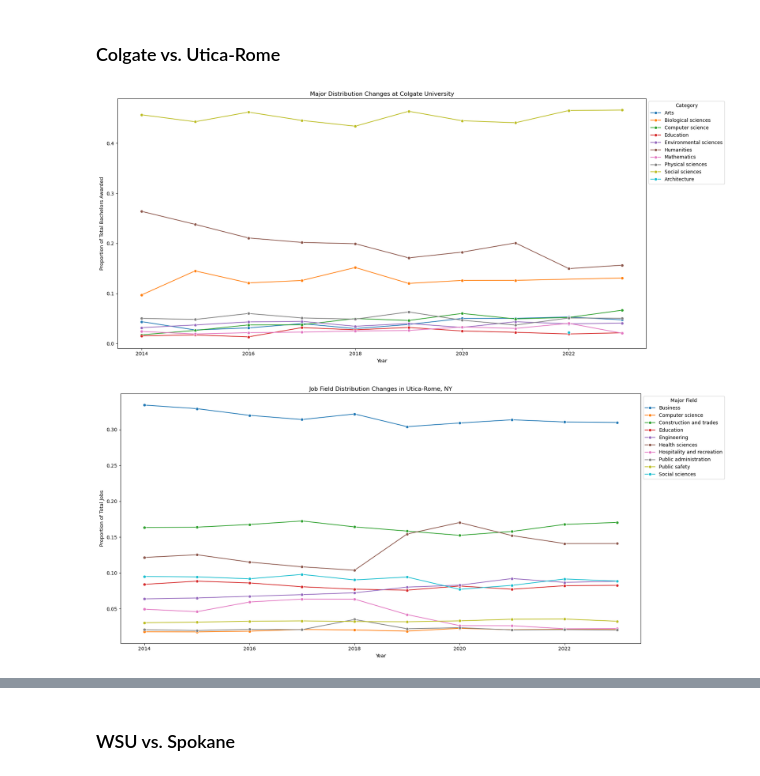
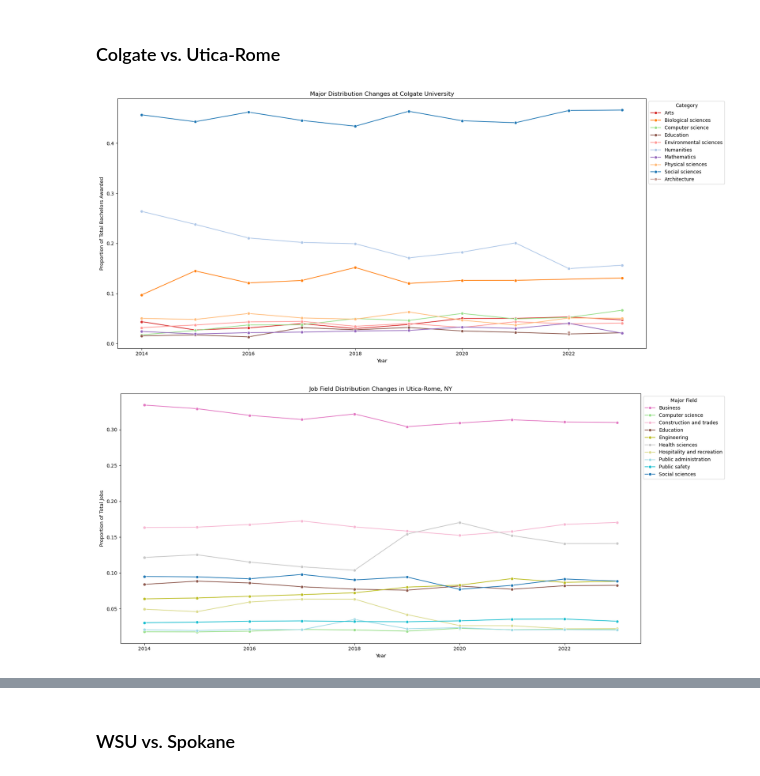
Before and after one commit to michaelhe999/COGS-108-Project, a Jupyter notebook: FinalProject_Group109-FA24.ipynb, the cells around one changed output, grey strips where cells are left out. Cells and saved outputs as stored; diff of their text form; code cells hidden in the pictures.

Commit message:
created color function and added eda analysis

```diff
--- a/FinalProject_Group109-FA24.ipynb
+++ b/FinalProject_Group109-FA24.ipynb
@@ -1060,7 +1061,7 @@ To make our analysis quicker, let's create functions that will plot graphs given
 # %%
 # This function creates a graph of the trends of the top 10 majors at a given college
 
-def college_graph(data_name, real_name):
+def college_graph(data_name, real_name, colors):
     # gets all data for the college
     majors = colleges[(colleges['College'] == data_name) & (colleges['Year'] >= 2014) & (colleges['Year'] <= 2023)].copy()
 
@@ -1078,7 +1079,7 @@ def college_graph(data_name, real_name):
 
     # create plot
     fig, ax = plt.subplots(figsize=(18, 8))
-    fig = sns.lineplot(data=major_filtered, x='Year', y='Bachelors', hue='Category', marker='o', palette='tab10')
+    fig = sns.lineplot(data=major_filtered, x='Year', y='Bachelors', hue='Category', marker='o', palette=colors)
     sns.move_legend(fig, "upper left", bbox_to_anchor=(1,1))
     ax.set_title("Major Distribution Changes at " + real_name)
     ax.set_xlabel('Year')
@@ -1089,7 +1090,7 @@ def college_graph(data_name, real_name):
 # %%
 # This function creates a graph of the trends of the top 10 job fields in a given metropolitan area
 
-def job_graph(data_name, real_name):
+def job_graph(data_name, real_name, colors):
     # gets all data for the area
     fields = jobs[(jobs['Area'] == data_name) & (jobs['Year'] >= 2014) & (jobs['Year'] <= 2023) & (jobs['Occupation Group'] == 'major')].copy()
 
@@ -1104,7 +1105,7 @@ def job_graph(data_name, real_name):
 
     # create plot
     fig, ax = plt.subplots(figsize=(18, 8))
-    fig = sns.lineplot(data=jobs_filtered, x='Year', y='Proportions', hue='Major Field', marker='o', palette='tab10')
+    fig = sns.lineplot(data=jobs_filtered, x='Year', y='Proportions', hue='Major Field', marker='o', palette=colors)
     sns.move_legend(fig, "upper left", bbox_to_anchor=(1,1))
     ax.set_title("Job Field Distribution Changes in " + real_name)
     ax.set_xlabel('Year')
@@ -1112,6 +1113,35 @@ def job_graph(data_name, real_name):
     plt.tight_layout()
 
     plt.show()
+# %%
+# This function returns a dictionary object that helps overlapping majors between the top 10 of colleges and top 10 of cities be the same between both graphs
+
+def color_graph(college_name, city_name):
+    # gets top ten majors for colleges
+    majors = colleges[(colleges['College'] == college_name) & (colleges['Year'] >= 2014) & (colleges['Year'] <= 2023)].copy()
+    majors['Bachelors'] = majors['Bachelors']/100
+    major_distribution = majors.groupby(['Year', 'Category']).sum().reset_index()
+    top_ten_college = major_distribution.groupby('Category')['Bachelors'].sum().reset_index().sort_values(by='Bachelors', ascending=False)[:10]
+    top_ten_college = top_ten_college['Category'].to_numpy()
+
+    # gets top ten major fields for cities
+    fields = jobs[(jobs['Area'] == city_name) & (jobs['Year'] >= 2014) & (jobs['Year'] <= 2023) & (jobs['Occupation Group'] == 'major')].copy()
+    field_distribution = fields.groupby(['Year', 'Major Field']).sum().reset_index()
+    top_ten_city = field_distribution.groupby('Major Field')['Total Employment'].sum().reset_index().sort_values(by='Total Employment', ascending=False)[:10]
+    top_ten_city = top_ten_city['Major Field'].to_numpy()
+
+    # combine into a list of all top majors
+    top_majors = list(top_ten_college)
+    top_majors.extend(x for x in top_ten_city if x not in top_majors)
+
+    colors = {}
+    # loop through majors and add to colors
+    cm = plt.get_cmap('tab20')
+    curColor = iter(cm(np.linspace(0, 1, len(top_majors))))
+    for major in top_majors:
+        colors[major] = next(curColor)
+
+    return colors
 # %% [markdown]
 ### UCSD vs. San Diego-Carlsbad
 
@@ -1169,8 +1225,9 @@ job_graph('West Central-Southwest New Hampshire nonmetropolitan area', 'West/Cen
 # %% [markdown]
 ### Colgate vs. Utica-Rome
 # %%
-college_graph('colgate', 'Colgate University')
-job_graph('Utica-Rome, NY', 'Utica-Rome, NY')
+colors = color_graph('colgate', 'Utica-Rome, NY')
+college_graph('colgate', 'Colgate University', colors)
+job_graph('Utica-Rome, NY', 'Utica-Rome, NY', colors)
 # %% [output]
-[figure, old version]
+[figure, new version]
-[figure, old version]
+[figure, new version]
```
Also changed, not shown: parts of 20 cells of this notebook.
